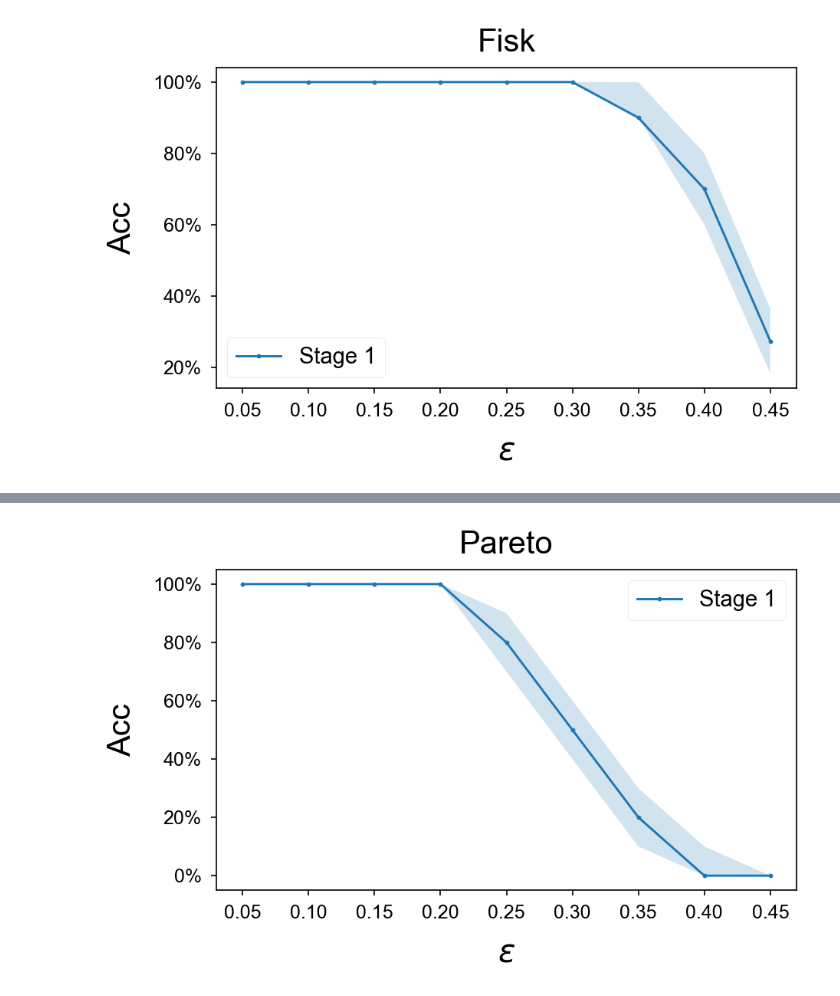
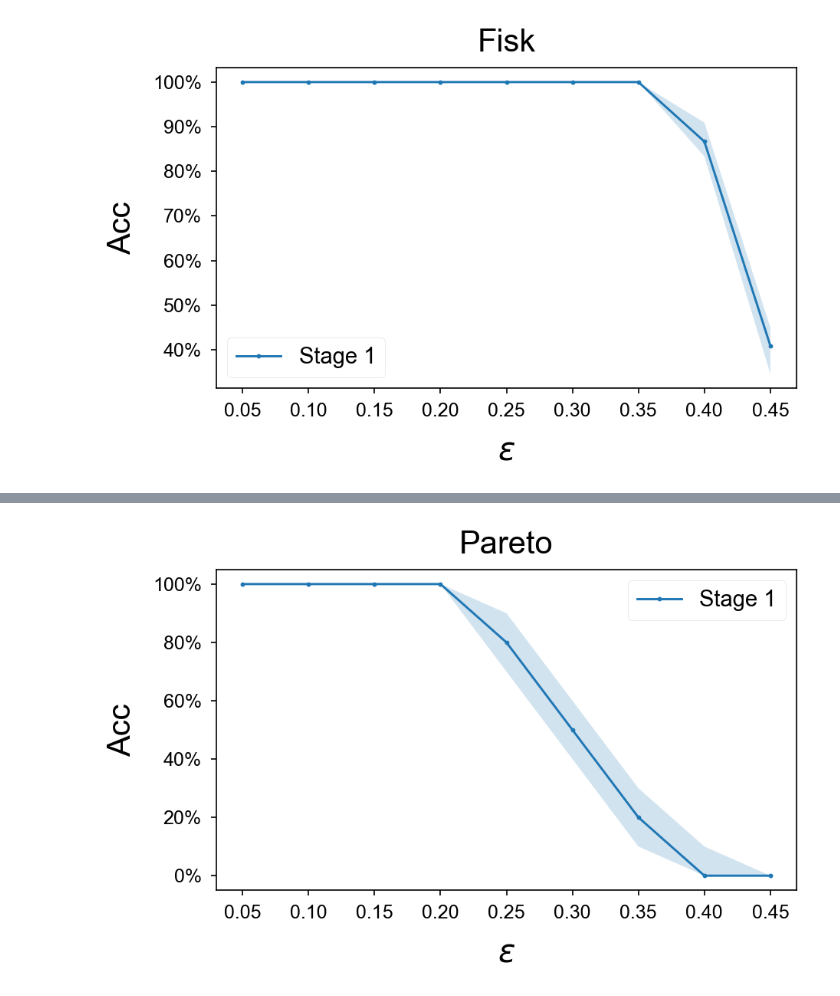
Before and after one commit to ying-hui-he/Robust_mean_estimation, a Jupyter notebook: acc.ipynb, the cells around one changed output, grey strips where cells are left out. Drawn from its saved outputs; the diff is of its cells as text; code cells hidden in the pictures.

```diff
--- a/acc.ipynb
+++ b/acc.ipynb
@@ -21,7 +21,7 @@ il.reload(rl)
 
 trials = 50
 
-d, k, m, param= 100, 10, 600, 2
+d, k, m, param= 100, 10, 600, 3.1
 xs = list(np.arange(0.05, 0.5, 0.05))
 
 keys = [rl.Top_K]
@@ -36,30 +242,30 @@ plot_m.setdata_tofile(filename = inputfilename, xvar_name = 'acc', trials = tria
 # %%
 "loss vs eps -- Fisk -- dense biased -- plot"
 
 il.reload(rl)
 
 trials = 50
 
 d, k, m, param= 100, 10, 600, 2
 xs = list(np.arange(0.05, 0.5, 0.05))
 
 keys = [rl.Top_K]
 
 model = rl.FiskModel()
 noise_model = rl.DenseNoise(-2)
 model_params = rl.Params(d = d, k = k, m = m, param = param)
 inputfilename = 'data/acc-vs-eps-Fisk.pkl'
-outputfilename = 'figs/acc-vs-eps-Fisk.pdf'
+outputfilename = 'figs/acc-vs-eps-Fisk_1.pdf'
 
 title = 'Fisk'
 xlabel = '$\epsilon$'
 ylabel = 'Acc'
 
 plot_eps_loss = rl.plot_data(model = model, noise_model = noise_model, params = model_params, loss = rl.err, keys = keys)
 
 plot_eps_loss.plotxy_fromfile(outputfilename = outputfilename, filename = inputfilename, title = title, xlabel = xlabel, ylabel = ylabel, figsize = figsize, fsize = fsize, fpad = fpad, xs = xs, fontname = fontname)
 # %% [output]
-[figure, old version]
+[figure, new version]
 [interactive output not drawn]
 # %%
 "acc vs eps -- Pareto -- dense biased -- set data"
```
Also changed, not shown: parts of 7 cells of this notebook, 22 other files.
